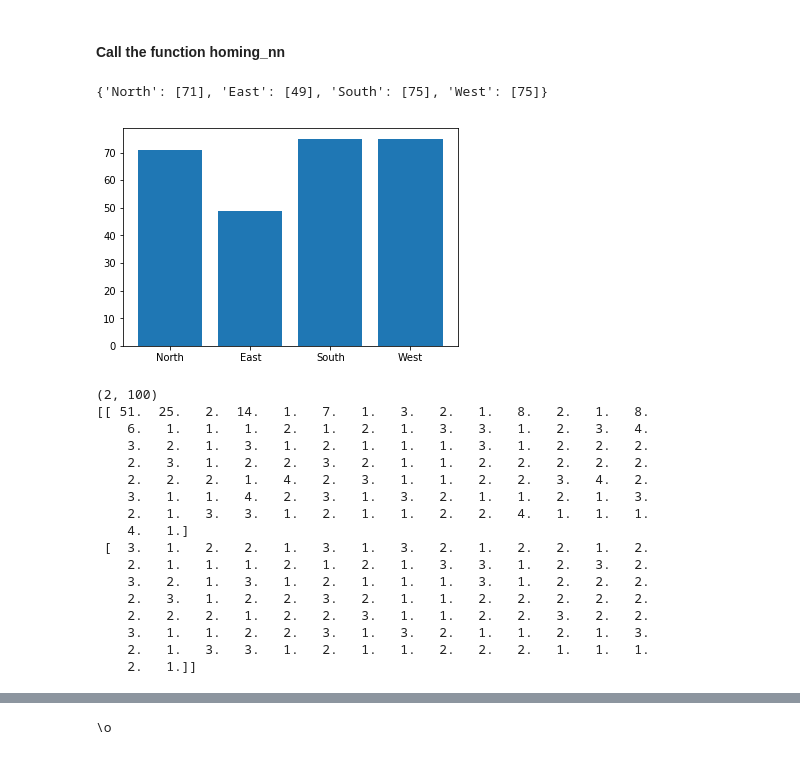
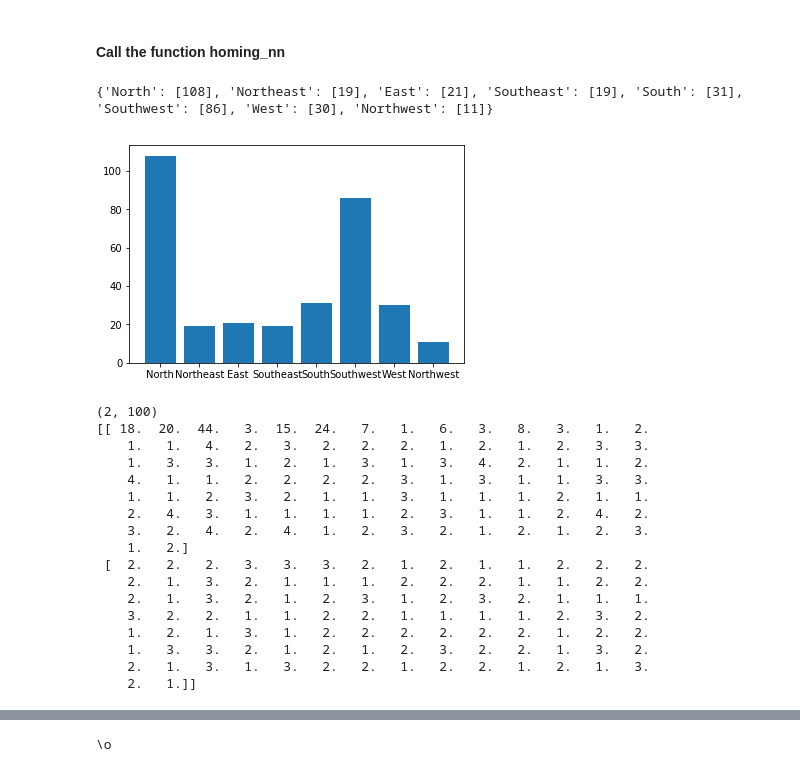
Before and after one commit to jcdhan1/COM3240-Labs, a Jupyter notebook: COM3240sessions79/Lab9.ipynb, the cells around one changed output, grey strips where cells are left out. Drawn from its saved outputs; the diff is of its cells as text; code cells hidden in the pictures.

```diff
--- a/COM3240sessions79/Lab9.ipynb
+++ b/COM3240sessions79/Lab9.ipynb
@@ -9,7 +9,7 @@ import scipy.spatial.distance as dist
 def Start(N, M):
     return np.array([np.random.randint(N), np.random.randint(M)])   #random start
 
-def homing_nn(n_trials, learning_rate, eps, gamma, max_steps=50, count_min_steps=False, count_actions=False):
+def homing_nn(n_trials, learning_rate, eps, gamma, max_steps=50, count_min_steps=False, count_actions=False, diagonal=False):
 
     # Solving homing task with on-policy TD (SARSA)
 
@@ -19,9 +19,15 @@ def homing_nn(n_trials, learning_rate, eps, gamma, max_steps=50, count_min_steps
     M = 4                              #length of the gridworld ---> number of columns
     N_states = N * M                    #total number of states
     states_matrix = np.eye(N_states)
-    N_actions = 4                                           #number of possible actions in each state: 1->N 2->E 3->S 4->W
-    action_row_change = np.array([-1, 0, +1, 0])               #number of cell shifted in vertical as a function of the action
-    action_col_change = np.array([0, +1, 0, -1])               #number of cell shifted in horizontal as a function of the action
+    if diagonal:
+        #                              N  NE   E  SE   S  SW   W  NW
+        action_row_change = np.array([-1, -1,  0, +1, +1, +1,  0, -1])
+        action_col_change = np.array([ 0, +1, +1, +1,  0, -1, -1, +1])
+    else:
+        #                              N   E   S   W
+        action_row_change = np.array([-1,  0, +1,  0])#number of cell shifted in vertical as a function of the action
+        action_col_change = np.array([ 0, +1,  0, -1])#number of cell shifted in horizontal as a function of the action
+    N_actions = action_row_change.shape[0]
     End = np.array([1, 1])                                  #terminal state--->reward
     s_end = np.ravel_multi_index(End, dims = (N, M), order = 'F')  #terminal state. Conversion in single index
 
@@ -139,52 +145,73 @@ def homing_nn(n_trials, learning_rate, eps, gamma, max_steps=50, count_min_steps
 # %%
 #We will call this procedure one run of the algorithm.
 n_trials = 100
 learning_rate=0.5                #constant step-size parameter (learning rate)
 eps=0.0                          #epsilon-greedy SARSA
 gamma=0.9                        #discounting factor
 c_min_steps = True
 c_actions = True
+diag = True
 import matplotlib.pyplot as plt
-l_curve=homing_nn(n_trials,learning_rate,eps,gamma, count_min_steps=c_min_steps, count_actions=c_actions)
+l_curve=homing_nn(n_trials,learning_rate,eps,gamma, count_min_steps=c_min_steps, count_actions=c_actions, diagonal=diag)
 if c_actions:
-    actions_dict = dict(zip(['North','East','South','West'],[[],[],[],[]]))
+    if diag:
+        actions_dict = dict(zip(['North',
+                                 'Northeast',
+                                 'East',
+                                 'Southeast',
+                                 'South',
+                                 'Southwest',
+                                 'West',
+                                 'Northwest'],
+                                [[],[],[],[],[],[],[],[]]))
+    else:
+        actions_dict = dict(zip(['North','East','South','West'],[[],[],[],[]]))
     flat_pref_actions = [action_n for sublist in l_curve[1] for action_n in sublist]
     l_curve = l_curve[0]
     actions_dict['North'] +=[flat_pref_actions.count(0)]
-    actions_dict['East']  +=[flat_pref_actions.count(1)]
-    actions_dict['South'] +=[flat_pref_actions.count(2)]
-    actions_dict['West']  +=[flat_pref_actions.count(2)]
+    if diag:
+        actions_dict['Northeast'] +=[flat_pref_actions.count(1)]
+        actions_dict['East']  +=[flat_pref_actions.count(2)]
+        actions_dict['Southeast'] +=[flat_pref_actions.count(3)]
+        actions_dict['South'] +=[flat_pref_actions.count(4)]
+        actions_dict['Southwest'] +=[flat_pref_actions.count(5)]
+        actions_dict['West']  +=[flat_pref_actions.count(6)]
+        actions_dict['Northwest'] +=[flat_pref_actions.count(7)]
+    else:
+        actions_dict['East']  +=[flat_pref_actions.count(1)]
+        actions_dict['South'] +=[flat_pref_actions.count(2)]
+        actions_dict['West']  +=[flat_pref_actions.count(3)]
     print(actions_dict)
     plt.bar(range(len(actions_dict)), [np.mean(l) for l in actions_dict.values()], align='center')
     plt.xticks(range(len(actions_dict)), list(actions_dict.keys()))
     plt.show()
 
 print(l_curve.shape)
 print(l_curve)
 fontsize=18
 plt.figure(figsize=(16, 9))
 plt.plot(l_curve[0].T)
 plt.xlabel('Trial',fontsize=fontsize)
 plt.ylabel('Steps',fontsize=fontsize)
 plt.tick_params(axis='both', which='major', labelsize=14)
 plt.show()
 # %% [output]
-{'North': [71], 'East': [49], 'South': [75], 'West': [75]}
+{'North': [108], 'Northeast': [19], 'East': [21], 'Southeast': [19], 'South': [31], 'Southwest': [86], 'West': [30], 'Northwest': [11]}
-[figure, old version]
+[figure, new version]
 (2, 100)
-[[ 51.  25.   2.  14.   1.   7.   1.   3.   2.   1.   8.   2.   1.   8.
-    6.   1.   1.   1.   2.   1.   2.   1.   3.   3.   1.   2.   3.   4.
-    3.   2.   1.   3.   1.   2.   1.   1.   1.   3.   1.   2.   2.   2.
-    2.   3.   1.   2.   2.   3.   2.   1.   1.   2.   2.   2.   2.   2.
-    2.   2.   2.   1.   4.   2.   3.   1.   1.   2.   2.   3.   4.   2.
-    3.   1.   1.   4.   2.   3.   1.   3.   2.   1.   1.   2.   1.   3.
-    2.   1.   3.   3.   1.   2.   1.   1.   2.   2.   4.   1.   1.   1.
-    4.   1.]
- [  3.   1.   2.   2.   1.   3.   1.   3.   2.   1.   2.   2.   1.   2.
-    2.   1.   1.   1.   2.   1.   2.   1.   3.   3.   1.   2.   3.   2.
-    3.   2.   1.   3.   1.   2.   1.   1.   1.   3.   1.   2.   2.   2.
-    2.   3.   1.   2.   2.   3.   2.   1.   1.   2.   2.   2.   2.   2.
-    2.   2.   2.   1.   2.   2.   3.   1.   1.   2.   2.   3.   2.   2.
-    3.   1.   1.   2.   2.   3.   1.   3.   2.   1.   1.   2.   1.   3.
-    2.   1.   3.   3.   1.   2.   1.   1.   2.   2.   2.   1.   1.   1.
+[[ 18.  20.  44.   3.  15.  24.   7.   1.   6.   3.   8.   3.   1.   2.
+    1.   1.   4.   2.   3.   2.   2.   2.   1.   2.   1.   2.   3.   3.
+    1.   3.   3.   1.   2.   1.   3.   1.   3.   4.   2.   1.   1.   2.
+    4.   1.   1.   2.   2.   2.   2.   3.   1.   3.   1.   1.   3.   3.
+    1.   1.   2.   3.   2.   1.   1.   3.   1.   1.   1.   2.   1.   1.
+    2.   4.   3.   1.   1.   1.   1.   2.   3.   1.   1.   2.   4.   2.
+    3.   2.   4.   2.   4.   1.   2.   3.   2.   1.   2.   1.   2.   3.
+    1.   2.]
+ [  2.   2.   2.   3.   3.   3.   2.   1.   2.   1.   1.   2.   2.   2.
+    2.   1.   3.   2.   1.   1.   1.   2.   2.   2.   1.   1.   2.   2.
+    2.   1.   3.   2.   1.   2.   3.   1.   2.   3.   2.   1.   1.   1.
+    3.   2.   2.   1.   1.   2.   2.   1.   1.   1.   1.   2.   3.   2.
+    1.   2.   1.   3.   1.   2.   2.   2.   2.   2.   2.   1.   2.   2.
+    1.   3.   3.   2.   1.   2.   1.   2.   3.   2.   2.   1.   3.   2.
+    2.   1.   3.   1.   3.   2.   2.   1.   2.   2.   1.   2.   1.   3.
     2.   1.]]
```
Also changed, not shown: parts of 6 cells of this notebook.
